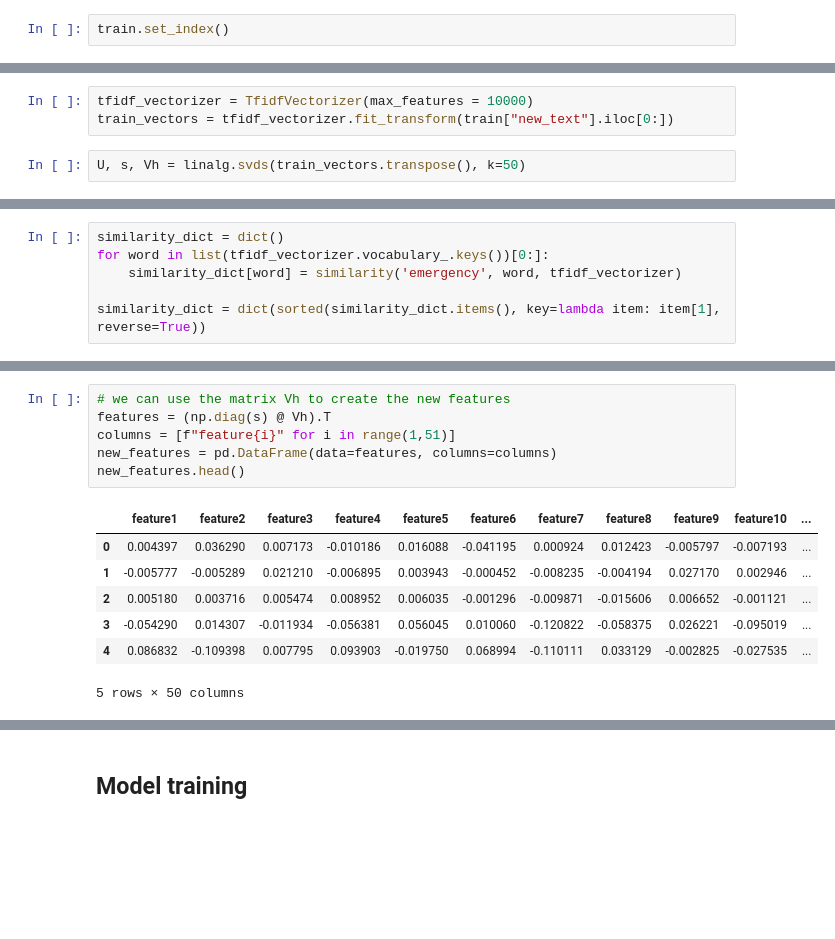
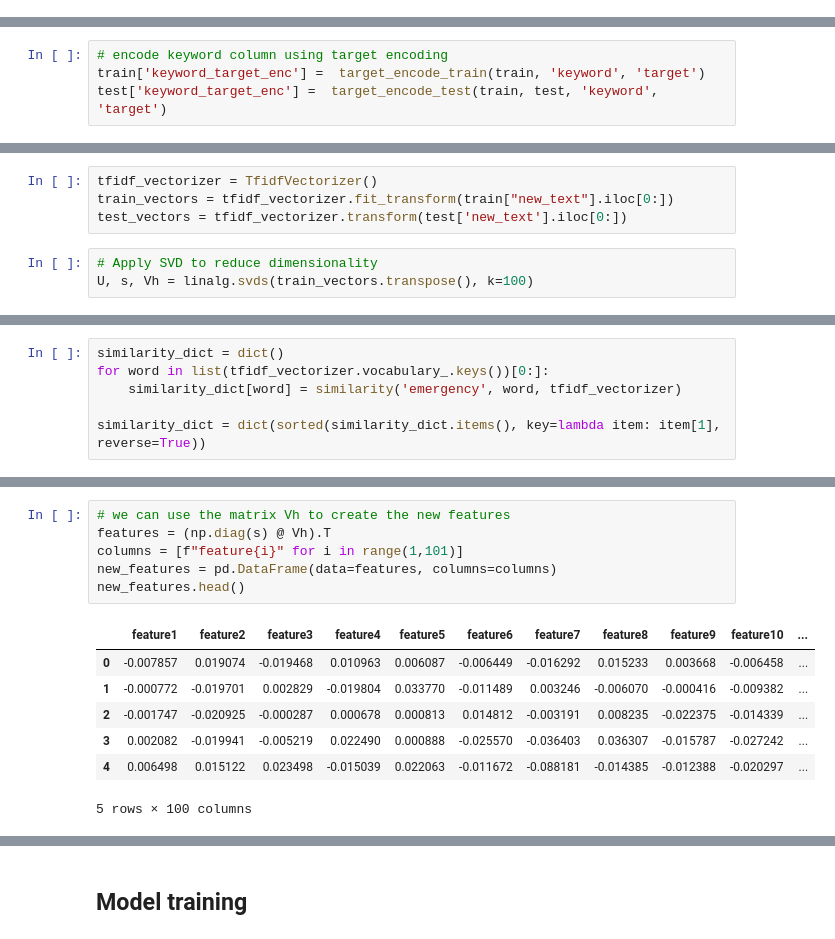
Before and after one commit to AlbertoR94/ML-projects-python, a Jupyter notebook: Tweets-disaster-prediction/Untitled.ipynb, the cells around one changed output, grey strips where cells are left out. Cells and saved outputs as stored; diff of their text form; blank space fills up the shorter version.

```diff
--- a/Tweets-disaster-prediction/Untitled.ipynb
+++ b/Tweets-disaster-prediction/Untitled.ipynb
@@ -137,2 +197,0 @@ def target_encode_test(df_train, df_test, col, target):
-# %%
-train.set_index()
@@ -170,3 +198,7 @@ folds
+# %%
+# encode keyword column using target encoding
+train['keyword_target_enc'] =  target_encode_train(train, 'keyword', 'target')
+test['keyword_target_enc'] =  target_encode_test(train, test, 'keyword', 'target')
 # %% [markdown]
 Now we turn our attention to the 'text' column. Before analyzing these data, we must perform a series of preprocessing steps to remove stopwords and punctuation, lowercase capitalized words and apply lemmatization. Note that in text classification, we want the differences between classes to stand out; words like of, the, or and are present in all types of documents and therefore do not help differentiate between documents.
 
@@ -566,7 +609,9 @@ test['new_text'] = test['tokens'].apply(lambda token_list: ' '.join(token_list))
 # %% [markdown]
 ### Tf-Idf
 # %%
-tfidf_vectorizer = TfidfVectorizer(max_features = 10000)
+tfidf_vectorizer = TfidfVectorizer()
 train_vectors = tfidf_vectorizer.fit_transform(train["new_text"].iloc[0:])
+test_vectors = tfidf_vectorizer.transform(test['new_text'].iloc[0:])
 # %%
-U, s, Vh = linalg.svds(train_vectors.transpose(), k=50)
+# Apply SVD to reduce dimensionality
+U, s, Vh = linalg.svds(train_vectors.transpose(), k=100)
@@ -623,17 +684,17 @@ list(similarity_dict.items())[0:10]
 # %%
 # we can use the matrix Vh to create the new features
 features = (np.diag(s) @ Vh).T
-columns = [f"feature{i}" for i in range(1,51)]
+columns = [f"feature{i}" for i in range(1,101)]
 new_features = pd.DataFrame(data=features, columns=columns)
 new_features.head()
 # %% [output]
 |  | feature1 | feature2 | feature3 | feature4 | feature5 | feature6 | feature7 | feature8 | feature9 | feature10 | ... |
-| 0 | 0.004397 | 0.036290 | 0.007173 | -0.010186 | 0.016088 | -0.041195 | 0.000924 | 0.012423 | -0.005797 | -0.007193 | ... |
-| 1 | -0.005777 | -0.005289 | 0.021210 | -0.006895 | 0.003943 | -0.000452 | -0.008235 | -0.004194 | 0.027170 | 0.002946 | ... |
-| 2 | 0.005180 | 0.003716 | 0.005474 | 0.008952 | 0.006035 | -0.001296 | -0.009871 | -0.015606 | 0.006652 | -0.001121 | ... |
-| 3 | -0.054290 | 0.014307 | -0.011934 | -0.056381 | 0.056045 | 0.010060 | -0.120822 | -0.058375 | 0.026221 | -0.095019 | ... |
-| 4 | 0.086832 | -0.109398 | 0.007795 | 0.093903 | -0.019750 | 0.068994 | -0.110111 | 0.033129 | -0.002825 | -0.027535 | ... |
+| 0 | -0.007857 | 0.019074 | -0.019468 | 0.010963 | 0.006087 | -0.006449 | -0.016292 | 0.015233 | 0.003668 | -0.006458 | ... |
+| 1 | -0.000772 | -0.019701 | 0.002829 | -0.019804 | 0.033770 | -0.011489 | 0.003246 | -0.006070 | -0.000416 | -0.009382 | ... |
+| 2 | -0.001747 | -0.020925 | -0.000287 | 0.000678 | 0.000813 | 0.014812 | -0.003191 | 0.008235 | -0.022375 | -0.014339 | ... |
+| 3 | 0.002082 | -0.019941 | -0.005219 | 0.022490 | 0.000888 | -0.025570 | -0.036403 | 0.036307 | -0.015787 | -0.027242 | ... |
+| 4 | 0.006498 | 0.015122 | 0.023498 | -0.015039 | 0.022063 | -0.011672 | -0.088181 | -0.014385 | -0.012388 | -0.020297 | ... |
-5 rows × 50 columns
+5 rows × 100 columns
 # %%
 # we now join this new dataframe with our old df
 train_ = pd.concat([train, new_features], axis=1)
```
Also changed, not shown: parts of 48 cells of this notebook, 3 other files.
